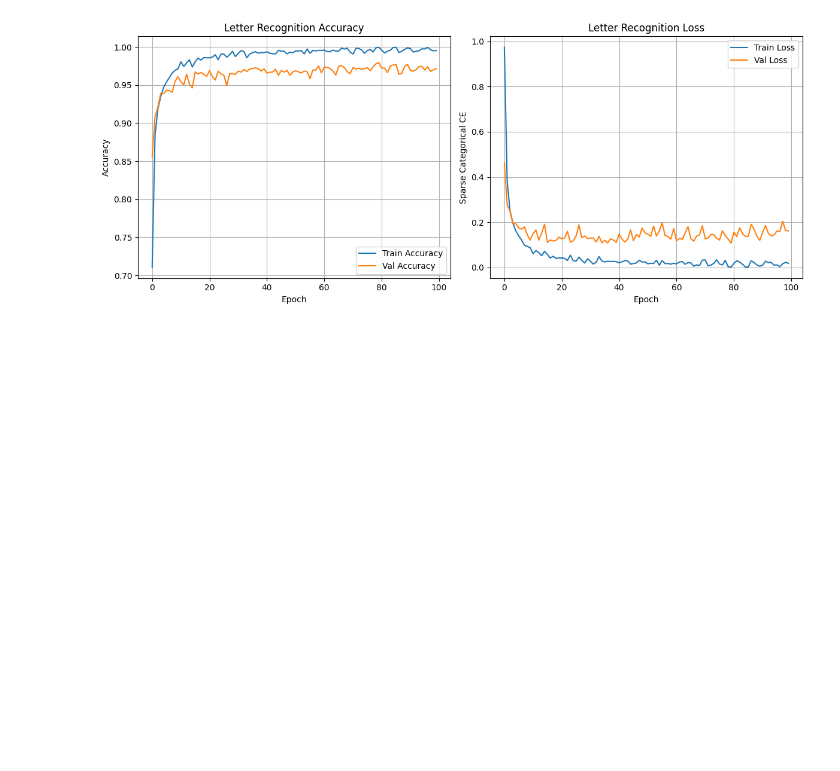
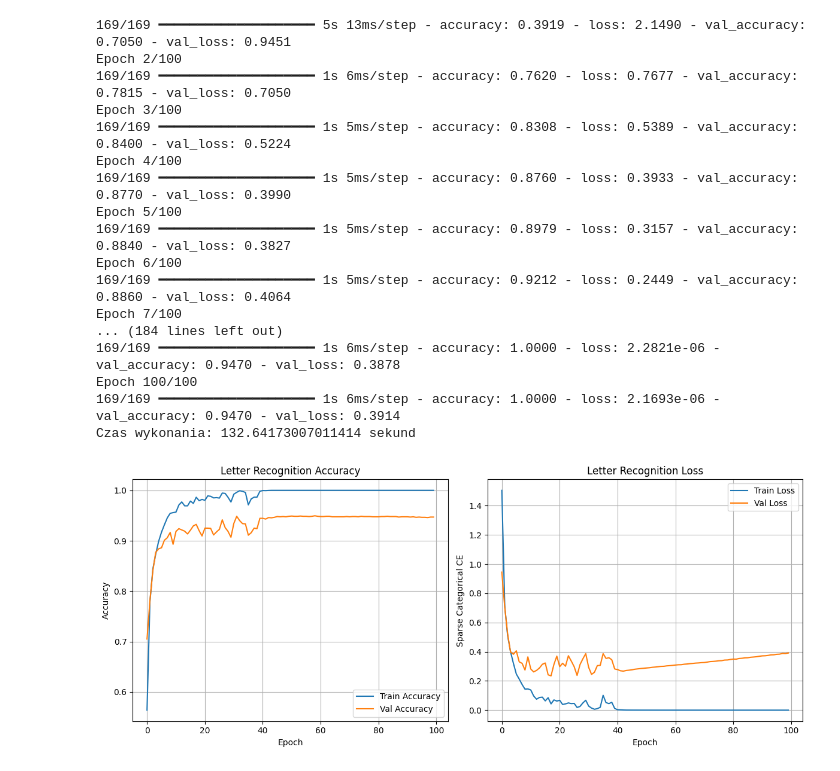
Before and after one commit to PanJazdan/OverfittingAnalysis, a Jupyter notebook: Letter_recognition.ipynb, the cells around one changed output. Saved outputs shown, nothing was run; the diff lists cells and outputs as text; code cells hidden in the pictures; blank space fills up the shorter version.

```diff
--- a/Letter_recognition.ipynb
+++ b/Letter_recognition.ipynb
@@ -23,45 +48,57 @@ from tensorflow.keras.optimizers import Adam
 import matplotlib.pyplot as plt
 import time
 
-# 1) Load Letter Recognition data
 letters = fetch_ucirepo(id=59)
 X_raw = letters.data.features   # pandas DataFrame, shape (20000, 16)
 y_raw = letters.data.targets    # Series of 'A'–'Z'
 
-# 2) Encode labels as integers 0–25
 y_series = y_raw.iloc[:, 0]
 label_map = {chr(ord('A') + i): i for i in range(26)}
 y = y_series.map(label_map).astype(int).values
 
-# 3) Train/test split
+# 3) Train/test split - tylko 0.3 do treningu i 0.1 do testów (reszta jako data augmentation)
 X_train, X_test, y_train, y_test = train_test_split(
     X_raw, y,
-    test_size=0.2,
+    train_size=0.3,
+    test_size=0.1,
     random_state=42,
     stratify=y
 )
 
-# 4) Scale features
+X_temp, X_test, y_temp, y_test = train_test_split(
+    X_raw, y,
+    test_size=0.10,
+    stratify=y,
+    random_state=42
+)
+X_train, X_pool, y_train, y_pool = train_test_split(
+    X_temp, y_temp,
+    train_size=0.3,
+    stratify=y_temp,
+    random_state=42
+)
+
+
 scaler = StandardScaler()
 X_train_scaled = scaler.fit_transform(X_train)
 X_test_scaled  = scaler.transform(X_test)
 
-# 5) Build a similarly large MLP for 26-way classification
+
 model = Sequential([
     Dense(512, activation='relu', input_shape=(X_train_scaled.shape[1],)),
     Dense(256, activation='relu'),
     Dense(128, activation='relu'),
     Dense(64,  activation='relu'),
-    Dense(26,  activation='softmax')   # 26 output units
+    Dense(26,  activation='softmax')   # 26 outputów
 ])
 
 model.compile(
     optimizer=Adam(learning_rate=0.001),
-    loss='sparse_categorical_crossentropy',  # integer labels → one-hot inside
+    loss='sparse_categorical_crossentropy',
     metrics=['accuracy']
 )
 
-# 6) Train and time it
+
 start = time.time()
 history = model.fit(
     X_train_scaled, y_train,
@@ -71,9 +108,9 @@ history = model.fit(
     verbose=1
 )
 end = time.time()
-print(f"Training time: {end - start:.1f} seconds")
+print(f"Czas wykonania: {end - start} sekund")
 
-# 7) Plot accuracy & loss curves
+
 plt.figure(figsize=(12,5))
 
 plt.subplot(1, 2, 1)
@@ -117 +138,18 @@ Training time: 431.7 seconds
+169/169 ━━━━━━━━━━━━━━━━━━━━ 5s 13ms/step - accuracy: 0.3919 - loss: 2.1490 - val_accuracy: 0.7050 - val_loss: 0.9451
+Epoch 2/100
+169/169 ━━━━━━━━━━━━━━━━━━━━ 1s 6ms/step - accuracy: 0.7620 - loss: 0.7677 - val_accuracy: 0.7815 - val_loss: 0.7050
+Epoch 3/100
+169/169 ━━━━━━━━━━━━━━━━━━━━ 1s 5ms/step - accuracy: 0.8308 - loss: 0.5389 - val_accuracy: 0.8400 - val_loss: 0.5224
+Epoch 4/100
+169/169 ━━━━━━━━━━━━━━━━━━━━ 1s 5ms/step - accuracy: 0.8760 - loss: 0.3933 - val_accuracy: 0.8770 - val_loss: 0.3990
+Epoch 5/100
+169/169 ━━━━━━━━━━━━━━━━━━━━ 1s 5ms/step - accuracy: 0.8979 - loss: 0.3157 - val_accuracy: 0.8840 - val_loss: 0.3827
+Epoch 6/100
+169/169 ━━━━━━━━━━━━━━━━━━━━ 1s 5ms/step - accuracy: 0.9212 - loss: 0.2449 - val_accuracy: 0.8860 - val_loss: 0.4064
+Epoch 7/100
+... (184 lines left out)
+169/169 ━━━━━━━━━━━━━━━━━━━━ 1s 6ms/step - accuracy: 1.0000 - loss: 2.2821e-06 - val_accuracy: 0.9470 - val_loss: 0.3878
+Epoch 100/100
+169/169 ━━━━━━━━━━━━━━━━━━━━ 1s 6ms/step - accuracy: 1.0000 - loss: 2.1693e-06 - val_accuracy: 0.9470 - val_loss: 0.3914
+Czas wykonania: 132.64173007011414 sekund
-[figure, old version]
+[figure, new version]
```
Also changed, not shown: parts of 30 cells of this notebook.
